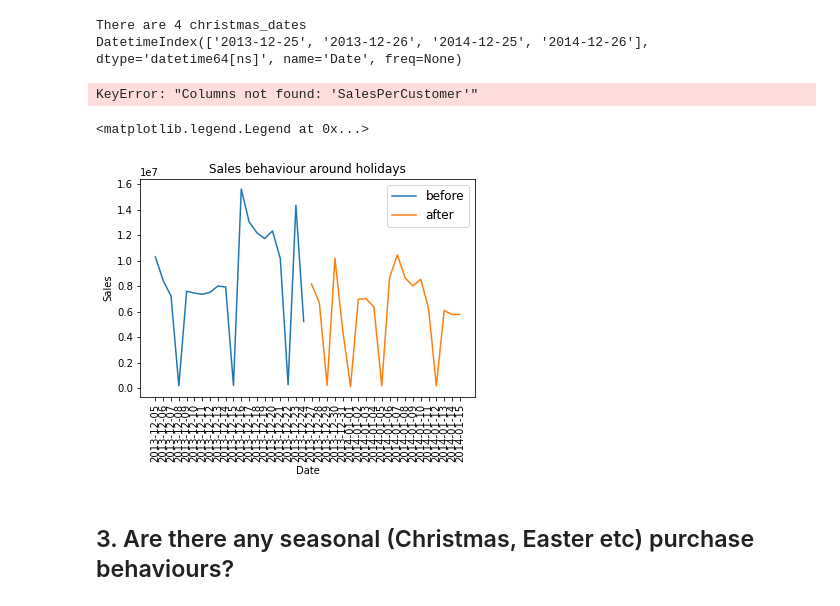
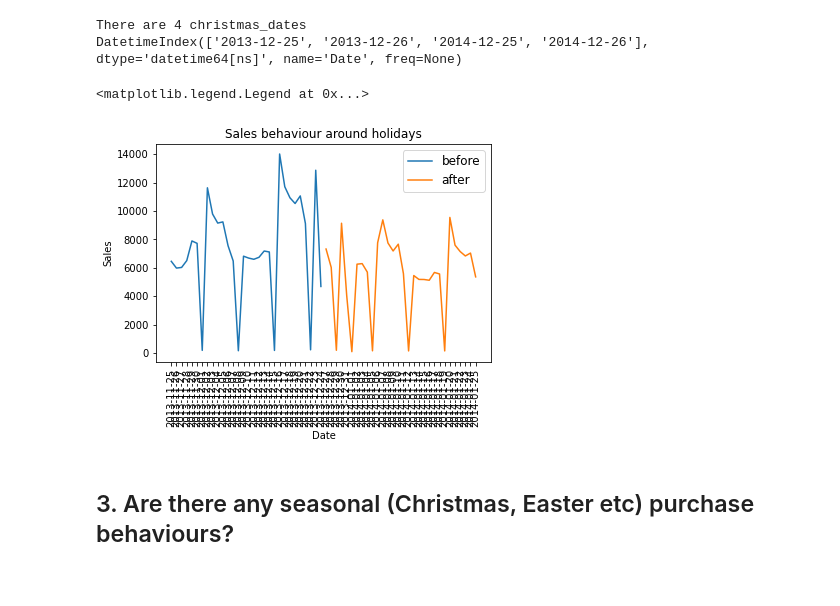
Before and after one commit to degagawolde/pharmaceutical-sales-prediction, a Jupyter notebook: notebooks/DataExploration.ipynb, the cells around one changed output. Cells and saved outputs as stored; diff of their text form; code cells hidden in the pictures.

```diff
--- a/notebooks/DataExploration.ipynb
+++ b/notebooks/DataExploration.ipynb
@@ -117,30 +127,27 @@ DatetimeIndex(['2013-12-25', '2013-12-26', '2014-12-25', '2014-12-26'], dtype='d
 # %%
 grouped_by_date = train_df.groupby(
     'Date')[['Customers', 'Sales', 'SalesPerCustomer']]
-grouped_by_date = grouped_by_date.sum()
-grouped_by_date.head()
+grouped_by_date = grouped_by_date.mean()
-# %% [output]
-KeyError: "Columns not found: 'SalesPerCustomer'"
 # %%
 from turtle import color
 
-before_christmass_idx = grouped_by_date[pd.to_datetime(grouped_by_date.index) < christmas_dates[0]].index[-20:]
-after_christmass_idx = grouped_by_date[pd.to_datetime(grouped_by_date.index) > christmas_dates[1]].index[:20]
-during_christmass_idx = christmas_dates[:2]
+before_christmass_idx = grouped_by_date[pd.to_datetime(grouped_by_date.index) < christmas_dates[0]].index[-30:]
+after_christmass_idx = grouped_by_date[pd.to_datetime(grouped_by_date.index) > christmas_dates[1]].index[:30]
+during_christmass_idx = christmas_dates[0:2]
 
 before_christmass = grouped_by_date[grouped_by_date.index.isin(before_christmass_idx)]
 after_christmass = grouped_by_date[grouped_by_date.index.isin(after_christmass_idx)]
 during_christmass = grouped_by_date[grouped_by_date.index.isin(during_christmass_idx)]
 
 # sns.set()
 sns.lineplot(x=before_christmass.index, y=before_christmass['Sales'])
 sns.lineplot(x=after_christmass.index, y=after_christmass['Sales'])
 ax = sns.lineplot(x=during_christmass.index, y=during_christmass['Sales'])
 ax.set_title("Sales behaviour around holidays")
 plt.xticks(rotation=90)
 ax.legend(['before', 'after', 'during'], fontsize=12)
 # %% [output]
 <matplotlib.legend.Legend at 0x...>
-[figure, old version]
+[figure, new version]
 # %% [markdown]
 ## 3. Are there any seasonal (Christmas, Easter etc) purchase behaviours?
```
Also changed, not shown: parts of 16 cells of this notebook, 3 other files.
